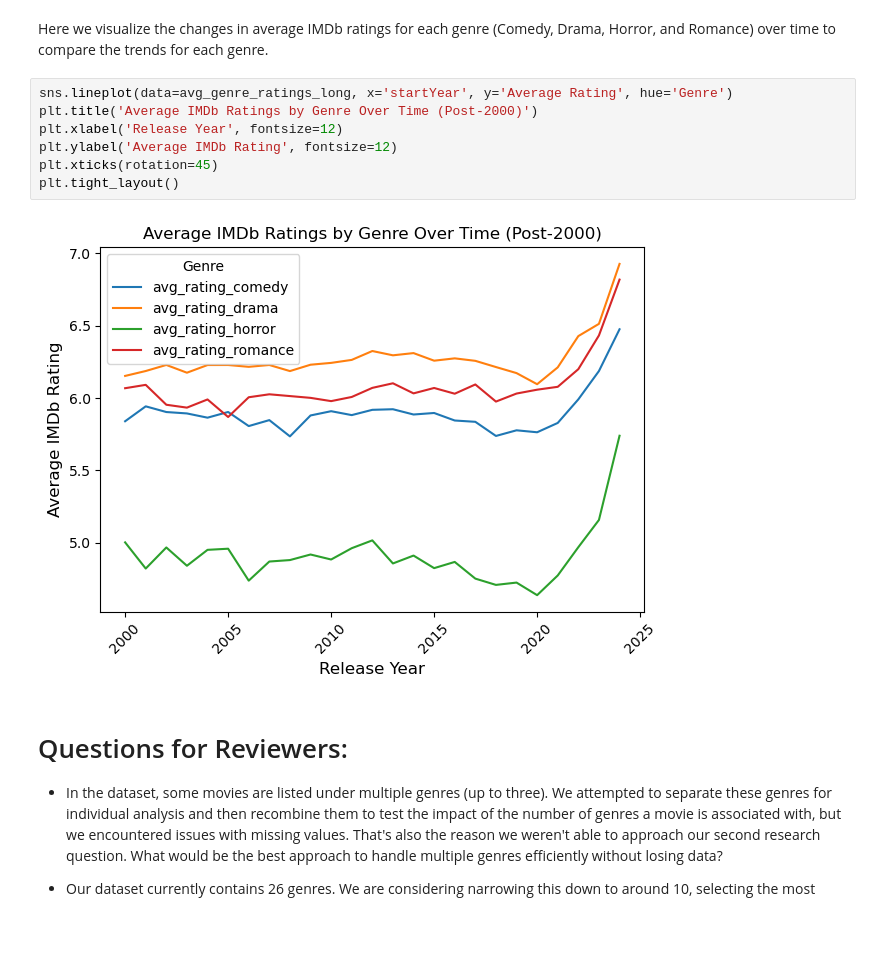
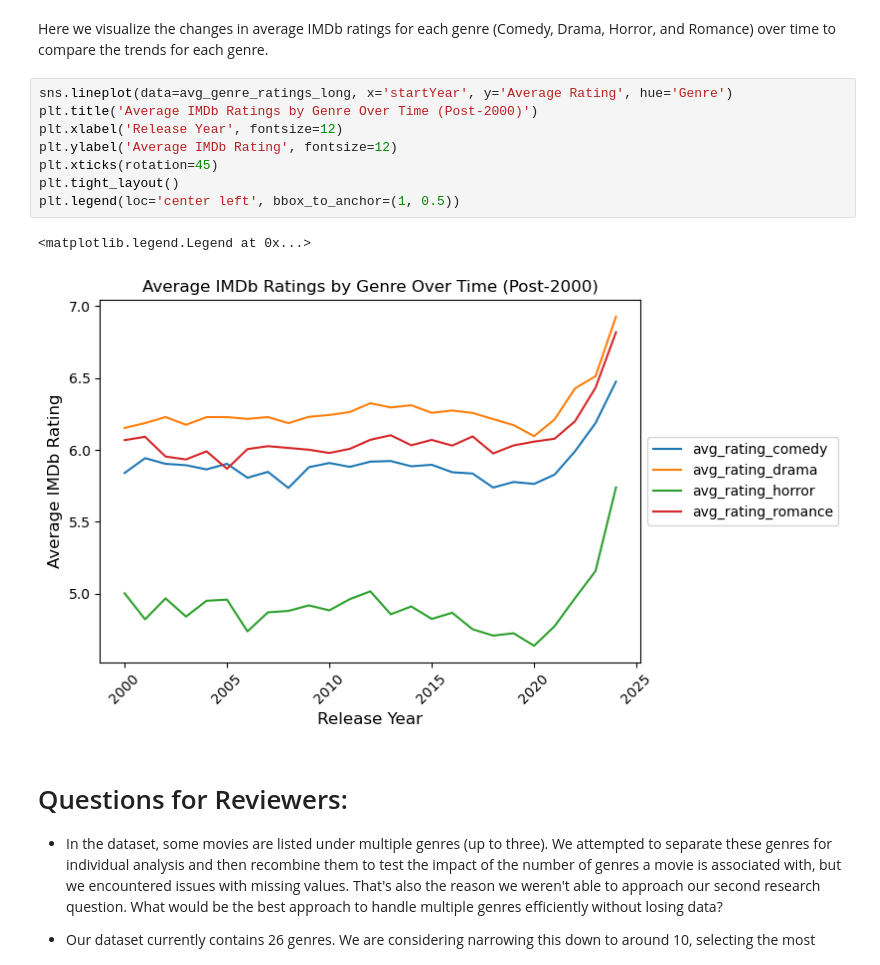
Before and after one commit to mohdLabadi/info2950-finalproject, a Jupyter notebook: phase2.ipynb, the cells around one changed output. Drawn from its saved outputs; the diff is of its cells as text; blank space fills up the shorter version.

```diff
--- a/phase2.ipynb
+++ b/phase2.ipynb
@@ -439,12 +433,14 @@ Here we visualize the changes in average IMDb ratings for each genre (Comedy, Dr
 # %%
 sns.lineplot(data=avg_genre_ratings_long, x='startYear', y='Average Rating', hue='Genre')
 plt.title('Average IMDb Ratings by Genre Over Time (Post-2000)')
 plt.xlabel('Release Year', fontsize=12)
 plt.ylabel('Average IMDb Rating', fontsize=12)
 plt.xticks(rotation=45)
 plt.tight_layout()
+plt.legend(loc='center left', bbox_to_anchor=(1, 0.5))
 # %% [output]
+<matplotlib.legend.Legend at 0x...>
-[figure, old version]
+[figure, new version]
 # %% [markdown]
 
 # Questions for Reviewers:
```
Also changed, not shown: parts of 8 cells of this notebook.
